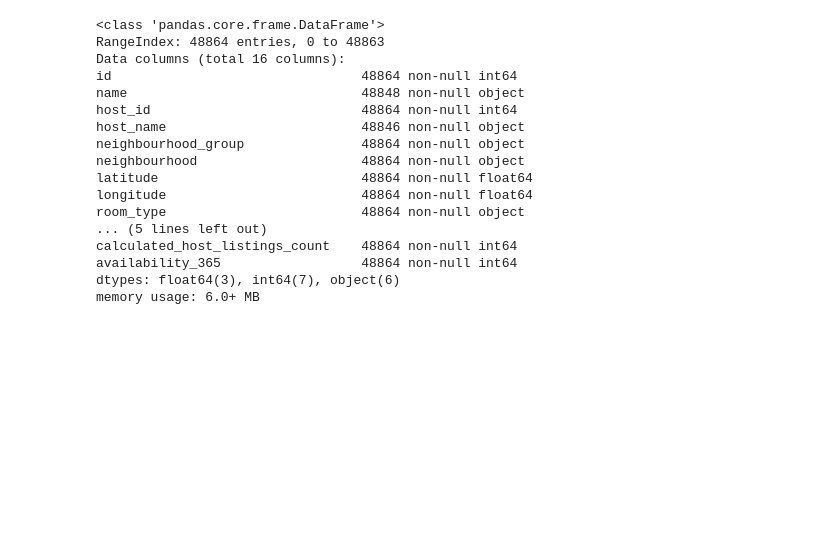
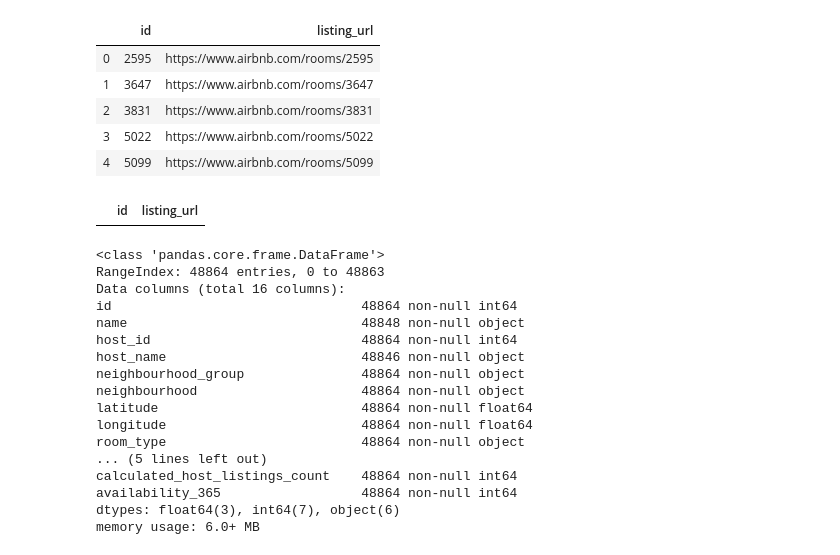
Before and after one commit to shravan-kuchkula/airbnb_nyc, a Jupyter notebook: notebooks/05_working_with_a_subset.ipynb, the cells around one changed output. Saved outputs shown, nothing was run; the diff lists cells and outputs as text; code cells hidden in the pictures; blank space fills up the shorter version.

```diff
--- a/notebooks/05_working_with_a_subset.ipynb
+++ b/notebooks/05_working_with_a_subset.ipynb
@@ -17,3 +17,5 @@ data_dir = "../data"
 raw_data = os.path.join(data_dir, "raw")
 # %%
 df = pd.read_csv(os.path.join(raw_data, "summary_listings.csv"))
+# %%
+listings = pd.read_csv(os.path.join(raw_data, "detailed_listings.csv"), low_memory=False)
@@ -20,3 +42,19 @@ df = pd.read_csv(os.path.join(raw_data, "summary_listings.csv"))
+# %%
+cols_of_interest = ['id', 'listing_url']
+df_listings = listings[cols_of_interest]
+# %%
+df_listings.head()
+# %% [output]
+|  | id | listing_url |
+| 0 | 2595 | https://www.airbnb.com/rooms/2595 |
+| 1 | 3647 | https://www.airbnb.com/rooms/3647 |
+| 2 | 3831 | https://www.airbnb.com/rooms/3831 |
+| 3 | 5022 | https://www.airbnb.com/rooms/5022 |
+| 4 | 5099 | https://www.airbnb.com/rooms/5099 |
+# %%
+df_listings[df_listings.id == 28711]
+# %% [output]
+|  | id | listing_url |
 # %%
 df.info()
 # %% [output]
```
Also changed, not shown: parts of 1 cell of this notebook, 4 other files.
